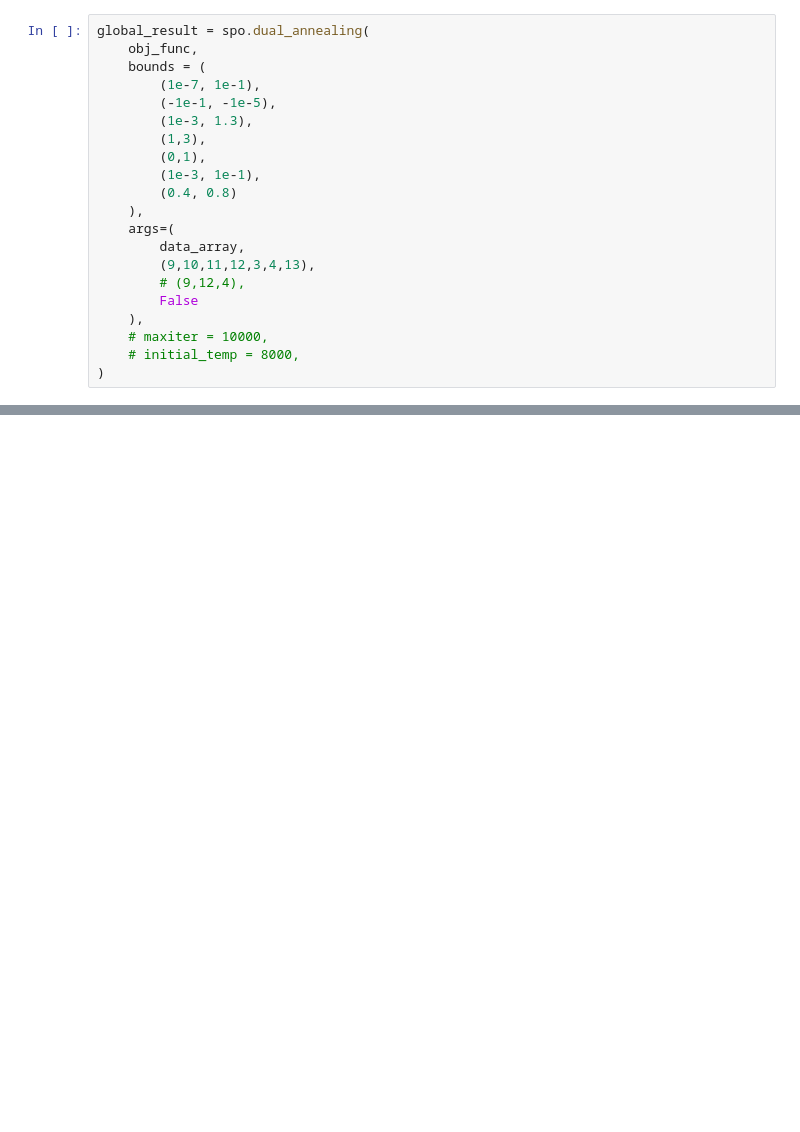
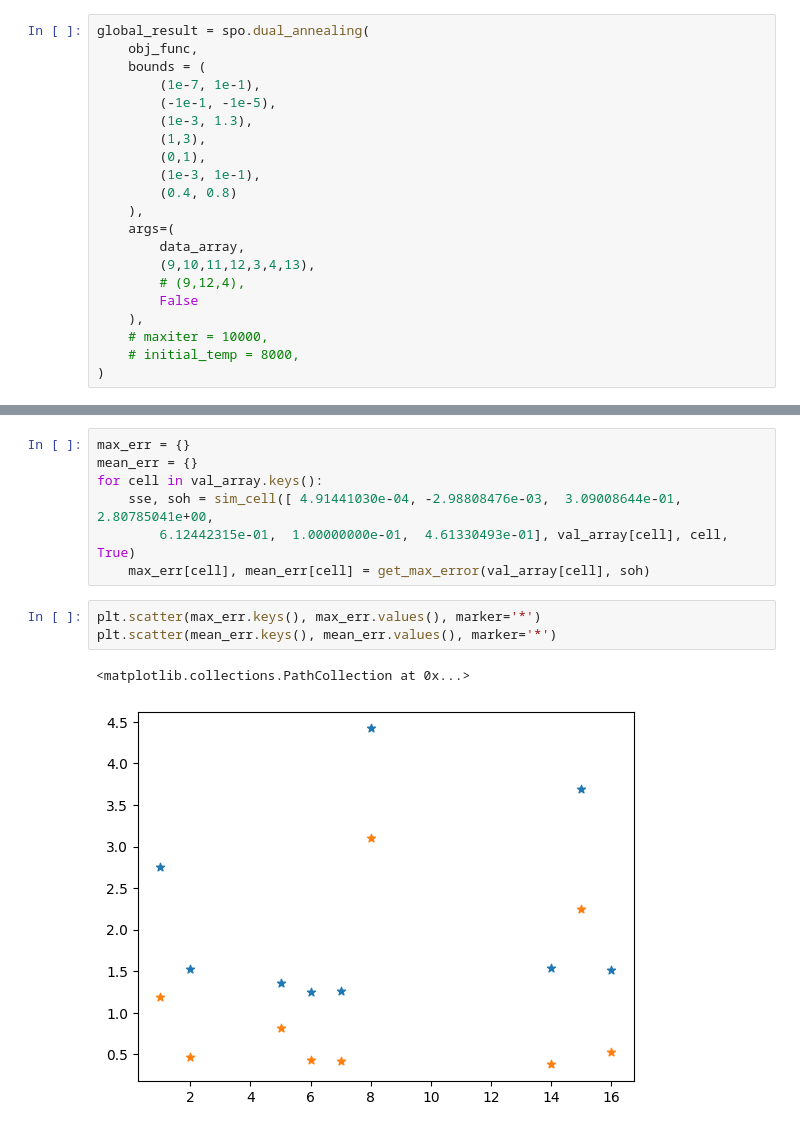
Before and after one commit to seanbuchanan-eng/battery_sizing_model, a Jupyter notebook: degradation_model/average_model.ipynb, the cells around one changed output, grey strips where cells are left out. Drawn from its saved outputs; the diff is of its cells as text; blank space fills up the shorter version.

```diff
--- a/degradation_model/average_model.ipynb
+++ b/degradation_model/average_model.ipynb
@@ -255,0 +238,13 @@ print(list(data[cell][4].values())[-1])
+# %%
+max_err = {}
+mean_err = {}
+for cell in val_array.keys():
+    sse, soh = sim_cell([ 4.91441030e-04, -2.98808476e-03,  3.09008644e-01,  2.80785041e+00,
+        6.12442315e-01,  1.00000000e-01,  4.61330493e-01], val_array[cell], cell, True)
+    max_err[cell], mean_err[cell] = get_max_error(val_array[cell], soh)
+# %%
+plt.scatter(max_err.keys(), max_err.values(), marker='*')
+plt.scatter(mean_err.keys(), mean_err.values(), marker='*')
+# %% [output]
+<matplotlib.collections.PathCollection at 0x...>
+[figure, added]
```
Also changed, not shown: parts of 17 cells of this notebook.
